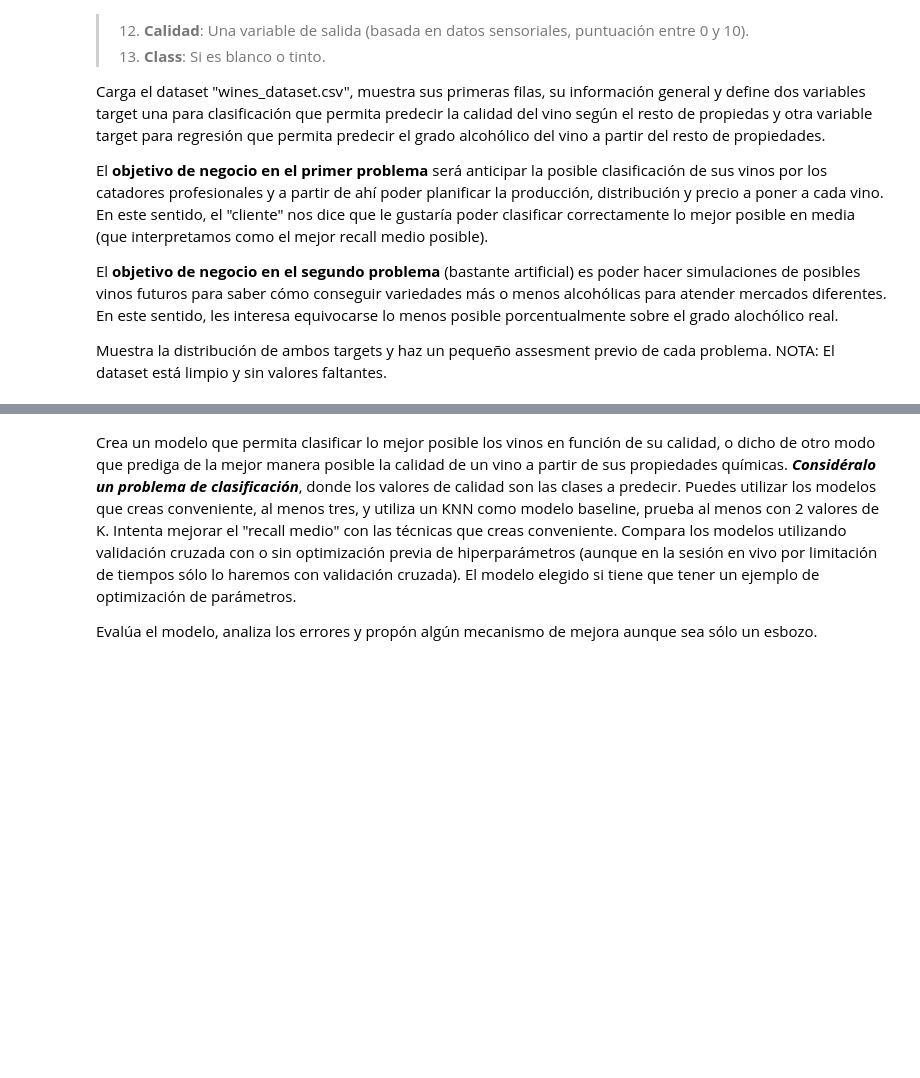
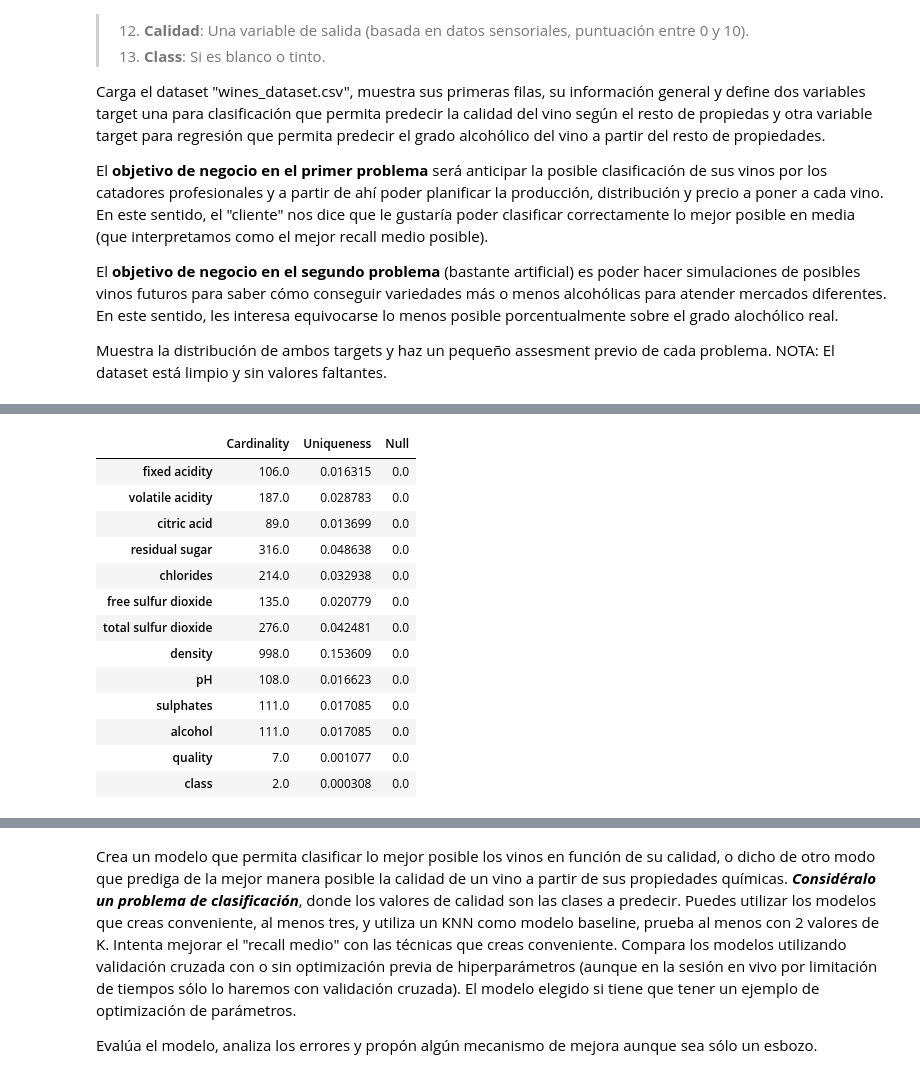
Before and after one commit to aaerror/ONLINE_DS_THEBRIDGE_AAC, a Jupyter notebook: sprint_12/repaso/repaso_supervisados.ipynb, the cells around one changed output, grey strips where cells are left out. Saved outputs shown, nothing was run; the diff lists cells and outputs as text; code cells hidden in the pictures; blank space fills up the shorter version.

```diff
--- a/sprint_12/repaso/repaso_supervisados.ipynb
+++ b/sprint_12/repaso/repaso_supervisados.ipynb
@@ -57,3 +71,20 @@ El **objetivo de negocio en el primer problema** será anticipar la posible clas
 El **objetivo de negocio en el segundo problema** (bastante artificial) es poder hacer simulaciones de posibles vinos futuros para saber cómo conseguir variedades más o menos alcohólicas para atender mercados diferentes. En este sentido, les interesa equivocarse lo menos posible porcentualmente sobre el grado alochólico real.
 
 Muestra la distribución de ambos targets y haz un pequeño assesment previo de cada problema. NOTA: El dataset está limpio y sin valores faltantes.
+# %%
+def get_quality(dataframe: pd.DataFrame) -> pd.DataFrame:
+	if dataframe is None:
+		raise ValueError("Dataframe sin especificar.")
+
+	if not isinstance(dataframe, pd.DataFrame):
+		raise ValueError("El dataframe debe ser pd.DataFrame")
+
+	records = dataframe.shape[0]
+
+	unique = dataframe.nunique().rename("Cardinality")
+	cardinality = (unique/records).rename("Uniqueness")
+	null = (dataframe.isna().sum()).rename("Null")
+
+	data = pd.DataFrame(data=[unique, cardinality, null])
+
+	return data.T
@@ -60 +158,18 @@ Muestra la distribución de ambos targets y haz un pequeño assesment previo de
+# %%
+get_quality(df_wines)
+# %% [output]
+|  | Cardinality | Uniqueness | Null |
+| fixed acidity | 106.0 | 0.016315 | 0.0 |
+| volatile acidity | 187.0 | 0.028783 | 0.0 |
+| citric acid | 89.0 | 0.013699 | 0.0 |
+| residual sugar | 316.0 | 0.048638 | 0.0 |
+| chlorides | 214.0 | 0.032938 | 0.0 |
+| free sulfur dioxide | 135.0 | 0.020779 | 0.0 |
+| total sulfur dioxide | 276.0 | 0.042481 | 0.0 |
+| density | 998.0 | 0.153609 | 0.0 |
+| pH | 108.0 | 0.016623 | 0.0 |
+| sulphates | 111.0 | 0.017085 | 0.0 |
+| alcohol | 111.0 | 0.017085 | 0.0 |
+| quality | 7.0 | 0.001077 | 0.0 |
+| class | 2.0 | 0.000308 | 0.0 |
 # %% [markdown]
```
Also changed, not shown: parts of 11 cells of this notebook.
